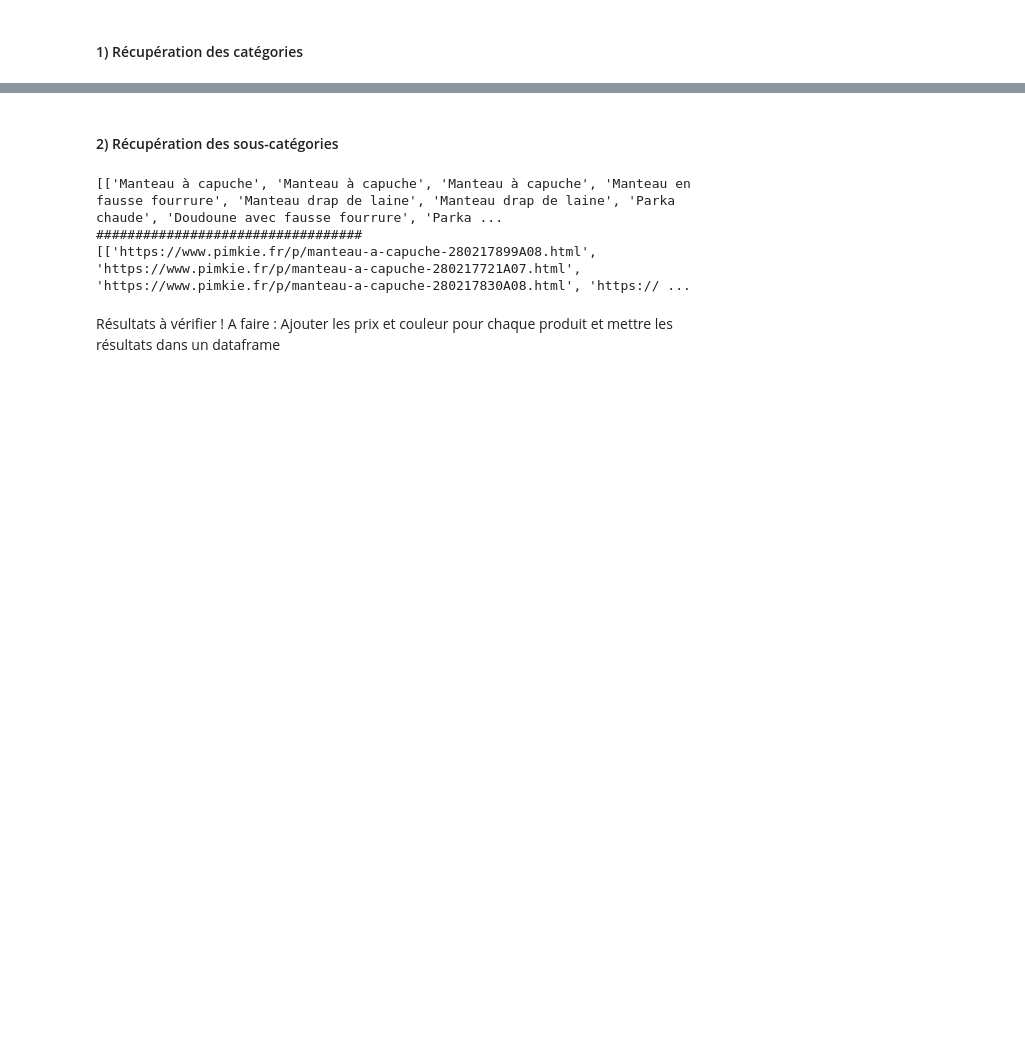
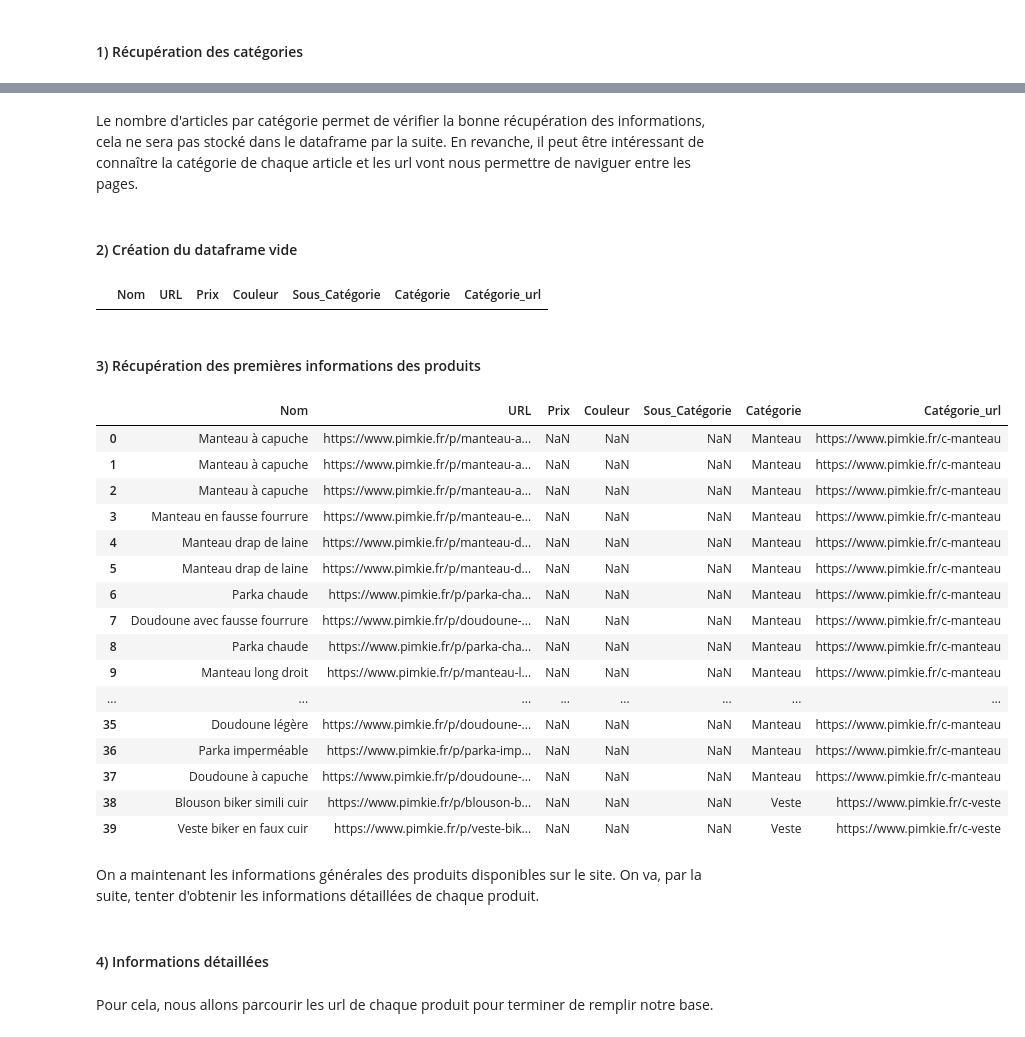
Before and after one commit to Alexia123/Web_Scraping, a Jupyter notebook: rendu.ipynb, the cells around one changed output, grey strips where cells are left out. Saved outputs shown, nothing was run; the diff lists cells and outputs as text; code cells hidden in the pictures; blank space fills up the shorter version.

Commit message:
Ajout Informations

```diff
--- a/rendu.ipynb
+++ b/rendu.ipynb
@@ -67,25 +67,35 @@ nb_categorie = len(Categorie)
 Categorie = Categorie[0:nb_categorie - 1]
 Categorie_url = Categorie_url[0:nb_categorie - 1]
 Nb_Art_Categorie = Nb_Art_Categorie[0:nb_categorie - 1]
-# %% [markdown]
-#### 2) Récupération des sous-catégories
+# %% [markdown]
+Le nombre d'articles par catégorie permet de vérifier la bonne récupération des informations, cela ne sera pas stocké dans le dataframe par la suite. En revanche, il peut être intéressant de connaître la catégorie de chaque article et les url vont nous permettre de naviguer entre les pages.
+# %% [markdown]
+#### 2) Création du dataframe vide
+# %%
+df = pd.DataFrame(columns=['Nom','URL', 'Prix', 'Couleur', 'Sous_Catégorie', 'Catégorie','Catégorie_url'])
+# %%
+df.head()
+# %% [output]
+|  | Nom | URL | Prix | Couleur | Sous_Catégorie | Catégorie | Catégorie_url |
+# %% [markdown]
+#### 3) Récupération des premières informations des produits
 # %%
-def recup_sous_categorie(url):
+def recup_sous_categorie(url, df, categorie):
     """
-    Cette fonction, appliquée aux pages des catégories, permet de récupérer les sous-catégories des produits vendus.
+    Cette fonction, appliquée aux pages des catégories, permet de récupérer la liste des produits vendus.
     """
     # Ouvrir l'URL
     soup = BeautifulSoup(urllib.request.urlopen(url))
-    sous_cat = []
-    sous_cat_url = []
-    soup = BeautifulSoup(urllib.request.urlopen(url))
-    for a in soup.find_all('div',class_="product-name"):
-        p = re.compile('title="(.[^#<#\n]+)"',re.IGNORECASE) # Récupérer les noms des sous-catégories
+    for a in soup.find_all('div',class_="product-name"): # Classe détaillant les produits présentés
+        p = re.compile('title="(.[^#<#\n]+)"',re.IGNORECASE) # Récupérer les noms des produits
+        match = p.findall(str(a))
+        if (match != []): # On a trouvé un produit
+            n = len(df)
+            df.loc[n, 'Catégorie'] = categorie # On entre les informations relatives à sa catégorie
+            df.loc[n, 'Catégorie_url'] = url
+            df.loc[n, 'Nom'] = match[0] # On entre son nom
+        p = re.compile('href="(.[^#<#\n]+)"\s',re.IGNORECASE) # Récupérer les url des produits
         match = p.findall(str(a))
         if (match != []):
-            sous_cat.append(match[0])
-        p = re.compile('href="(.[^#<#\n]+)"\s',re.IGNORECASE) # Récupérer les noms des catégories
-        match = p.findall(str(a))
-        if (match != []):
-            sous_cat_url.append(match[0])
-    return(sous_cat,sous_cat_url)
+            df.loc[n, 'URL'] = match[0] # On les mémorise dans le dataframe
+    return(df)
@@ -102,12 +102,31 @@ for url in Categorie_url:
+# %%
+# Appel de la fonction
+for i in range(len(Categorie_url)):
+    df = recup_sous_categorie(Categorie_url[i], df, Categorie[i])
 # %%
 # Vérification des résultats
-print(sous_cat)
-print("##################################")
-print(sous_cat_url)
+df.head(40)
 # %% [output]
-[['Manteau à capuche', 'Manteau à capuche', 'Manteau à capuche', 'Manteau en fausse fourrure', 'Manteau drap de laine', 'Manteau drap de laine', 'Parka chaude', 'Doudoune avec fausse fourrure', 'Parka ...
-##################################
-[['https://www.pimkie.fr/p/manteau-a-capuche-280217899A08.html', 'https://www.pimkie.fr/p/manteau-a-capuche-280217721A07.html', 'https://www.pimkie.fr/p/manteau-a-capuche-280217830A08.html', 'https:// ...
+|  | Nom | URL | Prix | Couleur | Sous_Catégorie | Catégorie | Catégorie_url |
+| 0 | Manteau à capuche | https://www.pimkie.fr/p/manteau-a... | NaN | NaN | NaN | Manteau | https://www.pimkie.fr/c-manteau |
+| 1 | Manteau à capuche | https://www.pimkie.fr/p/manteau-a... | NaN | NaN | NaN | Manteau | https://www.pimkie.fr/c-manteau |
+| 2 | Manteau à capuche | https://www.pimkie.fr/p/manteau-a... | NaN | NaN | NaN | Manteau | https://www.pimkie.fr/c-manteau |
+| 3 | Manteau en fausse fourrure | https://www.pimkie.fr/p/manteau-e... | NaN | NaN | NaN | Manteau | https://www.pimkie.fr/c-manteau |
+| 4 | Manteau drap de laine | https://www.pimkie.fr/p/manteau-d... | NaN | NaN | NaN | Manteau | https://www.pimkie.fr/c-manteau |
+| 5 | Manteau drap de laine | https://www.pimkie.fr/p/manteau-d... | NaN | NaN | NaN | Manteau | https://www.pimkie.fr/c-manteau |
+| 6 | Parka chaude | https://www.pimkie.fr/p/parka-cha... | NaN | NaN | NaN | Manteau | https://www.pimkie.fr/c-manteau |
+| 7 | Doudoune avec fausse fourrure | https://www.pimkie.fr/p/doudoune-... | NaN | NaN | NaN | Manteau | https://www.pimkie.fr/c-manteau |
+| 8 | Parka chaude | https://www.pimkie.fr/p/parka-cha... | NaN | NaN | NaN | Manteau | https://www.pimkie.fr/c-manteau |
+| 9 | Manteau long droit | https://www.pimkie.fr/p/manteau-l... | NaN | NaN | NaN | Manteau | https://www.pimkie.fr/c-manteau |
+| ... | ... | ... | ... | ... | ... | ... | ... |
+| 35 | Doudoune légère | https://www.pimkie.fr/p/doudoune-... | NaN | NaN | NaN | Manteau | https://www.pimkie.fr/c-manteau |
+| 36 | Parka imperméable | https://www.pimkie.fr/p/parka-imp... | NaN | NaN | NaN | Manteau | https://www.pimkie.fr/c-manteau |
+| 37 | Doudoune à capuche | https://www.pimkie.fr/p/doudoune-... | NaN | NaN | NaN | Manteau | https://www.pimkie.fr/c-manteau |
+| 38 | Blouson biker simili cuir | https://www.pimkie.fr/p/blouson-b... | NaN | NaN | NaN | Veste | https://www.pimkie.fr/c-veste |
+| 39 | Veste biker en faux cuir | https://www.pimkie.fr/p/veste-bik... | NaN | NaN | NaN | Veste | https://www.pimkie.fr/c-veste |
-# %% [markdown]
-Résultats à vérifier !
-A faire : Ajouter les prix et couleur pour chaque produit et mettre les résultats dans un dataframe
+# %% [markdown]
+On a maintenant les informations générales des produits disponibles sur le site. On va, par la suite, tenter d'obtenir les informations détaillées de chaque produit.
+# %% [markdown]
+#### 4) Informations détaillées
+# %% [markdown]
+Pour cela, nous allons parcourir les url de chaque produit pour terminer de remplir notre base.
```
Also changed, not shown: parts of 8 cells of this notebook.
